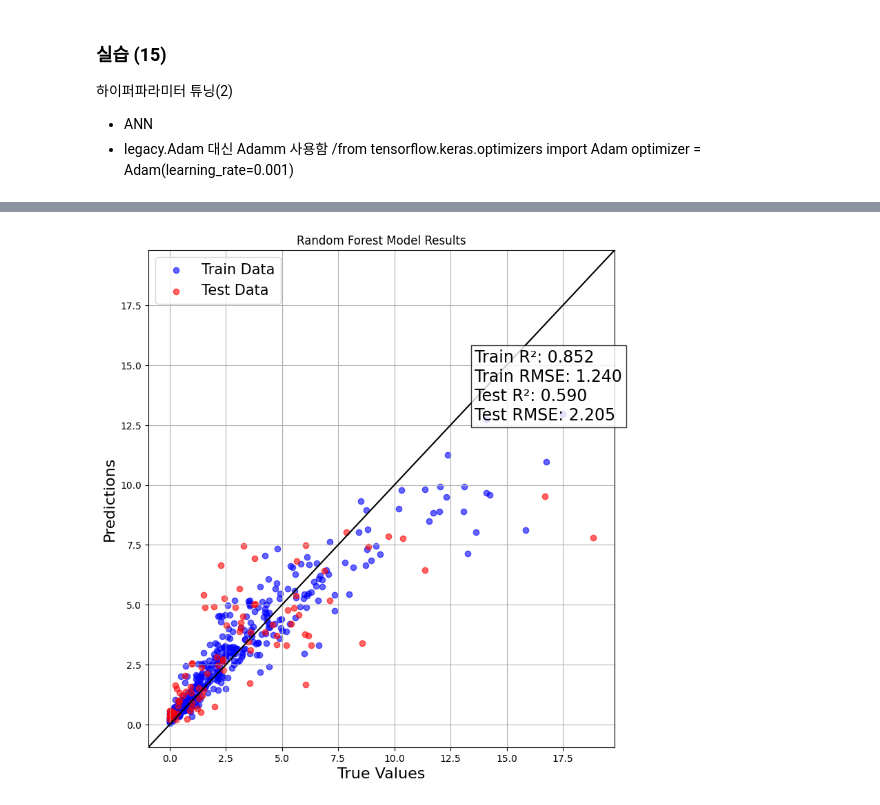
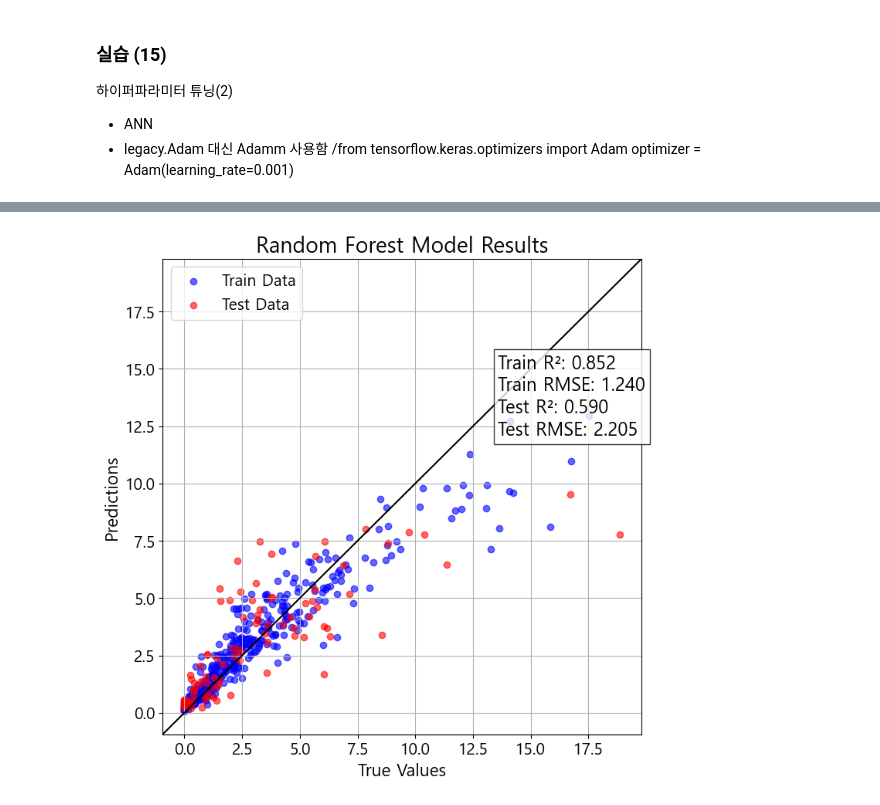
Before and after one commit to kona0107/Python_Projects, a Jupyter notebook: Jeju_Water/ML_practice 11.ipynb, the cells around one changed output, grey strips where cells are left out. Cells and saved outputs as stored; diff of their text form; code cells hidden in the pictures.

```diff
--- a/Jeju_Water/ML_practice 11.ipynb
+++ b/Jeju_Water/ML_practice 11.ipynb
@@ -484 +475,11 @@ KeyboardInterrupt:
+# %%
+# 글자 크기 설정
+plt.rc('font', size=14)          # 기본 폰트 크기
+plt.rc('axes', titlesize=20)     # 축 타이틀 폰트 크기
+plt.rc('axes', labelsize=18)     # x, y 레이블 폰트 크기
+plt.rc('xtick', labelsize=15)    # x축 눈금 레이블 폰트 크기
+plt.rc('ytick', labelsize=15)    # y축 눈금 레이블 폰트 크기
+plt.rc('legend', fontsize=16)    # 범례 폰트 크기
+plt.rc('figure', titlesize=16)   # 그림 타이틀 폰트 크기
+plt.rc('legend', fontsize=12)    # 범례 폰트 크기
 # %%
@@ -543,5 +547,6 @@ NameError: name 'ANN_model' is not defined
 # %%
-# 필요한 라이브러리 임포트
+# RF
+
 import matplotlib.pyplot as plt
 from sklearn.metrics import r2_score, mean_squared_error
 from math import sqrt
@@ -570,34 +575,33 @@ def graph_rf(model, title, x_train, x_test, y_train, y_test):
 
     # x, y축 범위 일치 및 여백 추가
     max_val = max(y_train.max(), y_test.max(), y_pred_train.max(), y_pred_test.max())
     min_val = min(y_train.min(), y_test.min(), y_pred_train.min(), y_pred_test.min())
     margin = (max_val - min_val) * 0.05  # 최대값에 대한 여백
 
     ax.set_xlim(min_val - margin, max_val + margin)
     ax.set_ylim(min_val - margin, max_val + margin)
 
     # y=x 선 설정
     ax.plot([min_val - margin, max_val + margin], [min_val - margin, max_val + margin], 'k-', linewidth=1.5)
 
     # 그래프 설정
     ax.set_xlabel('True Values', fontsize=16)
     ax.set_ylabel('Predictions', fontsize=16)
     ax.legend(fontsize=15)
     ax.grid()
 
     # 성능 지표 텍스트로 출력
     ax.text(0.70, 0.8, f'Train R²: {r2_train:.3f}\nTrain RMSE: {rmse_train:.3f}\n'
                        f'Test R²: {r2_test:.3f}\nTest RMSE: {rmse_test:.3f}',
             transform=ax.transAxes, fontsize=17, verticalalignment='top',
             bbox=dict(facecolor='white', alpha=0.8, edgecolor='black'))
 
     # 그래프 표시
-    plt.tight_layout()  # 그래프 레이아웃 자동 조정
     plt.title(title)
-    plt.show()          # 그래프 창이 닫히지 않도록 설정
+    plt.show()
 
 # RF 모델 결과 시각화
 graph_rf(RF_model, "Random Forest Model Results", x_train_scale, x_test_scale, y_train, y_test)
 # %% [output]
-[figure, old version]
+[figure, new version]
 # %%
```
Also changed, not shown: parts of 6 cells of this notebook.
